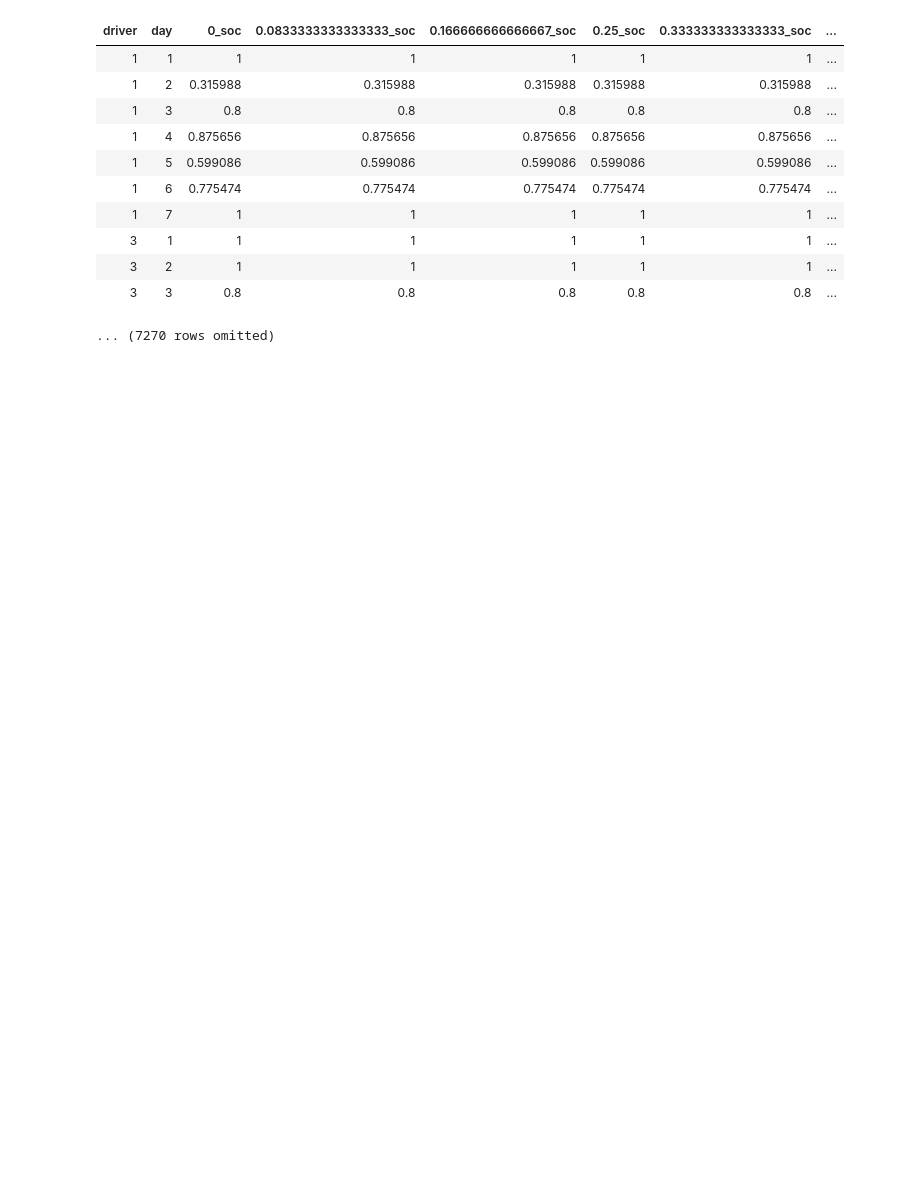
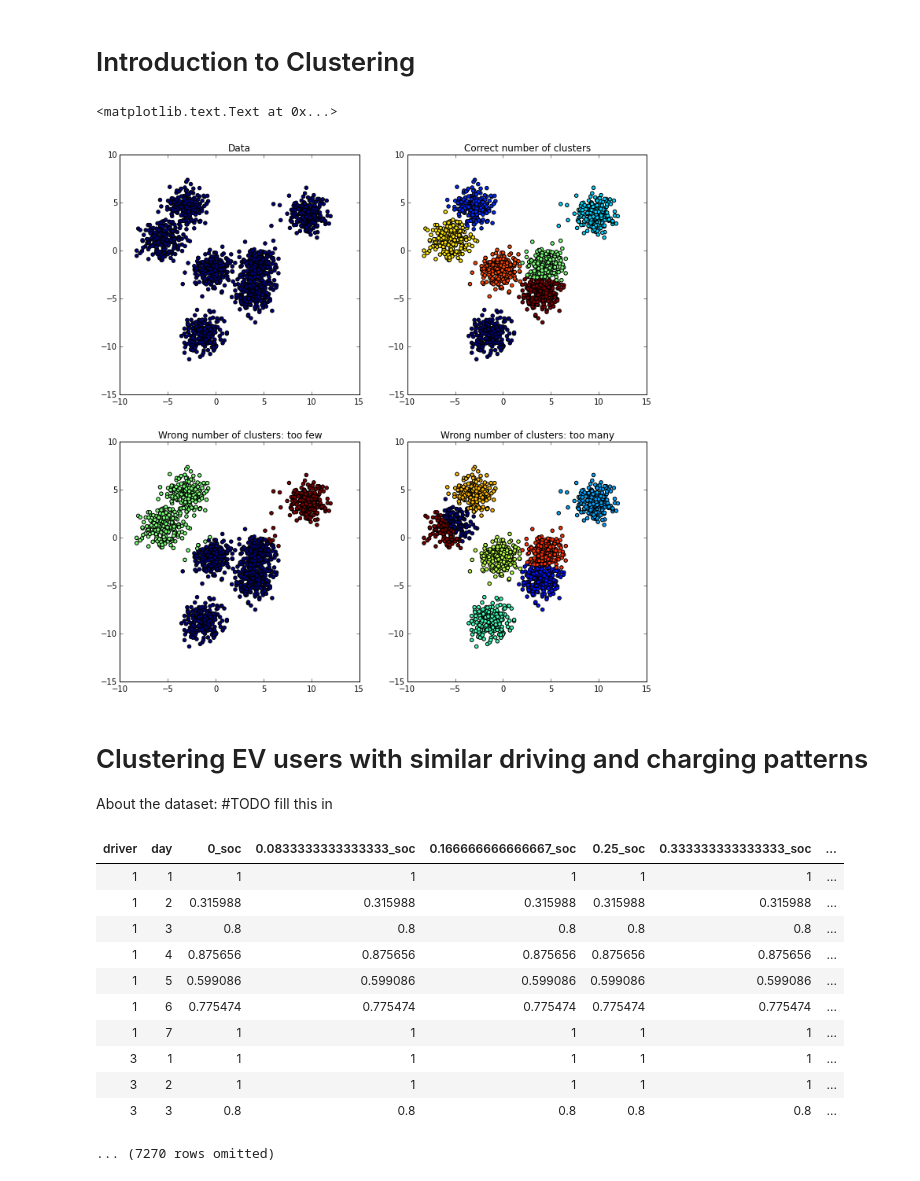
Before and after one commit to akansal1/smart-cities-connector, a Jupyter notebook: labs_in_progress/EV_Clustering.ipynb, the cells around one changed output. Drawn from its saved outputs; the diff is of its cells as text; code cells hidden in the pictures; blank space fills up the shorter version.

```diff
--- a/labs_in_progress/EV_Clustering.ipynb
+++ b/labs_in_progress/EV_Clustering.ipynb
@@ -14,3 +16,48 @@ from sklearn.cluster import KMeans
+# %% [markdown]
+# Introduction to Clustering
+# %%
+plt.figure(figsize=(12, 12))
+
+n_samples = 1500
+n_blobs = 7
+
+random_state = 123
+
+
+X, y = make_blobs(n_samples=n_samples, centers=n_blobs, random_state=random_state)
+
+plt.subplot(221)
+plt.scatter(X[:, 0], X[:, 1], c=np.ones(n_samples))
+plt.title("Data")
+
+
+# Number of clusters
+y_pred = KMeans(n_clusters=n_blobs, random_state=random_state).fit_predict(X)
+
+plt.subplot(222)
+plt.scatter(X[:, 0], X[:, 1], c=y_pred)
+plt.title("Correct number of clusters")
+
+
+y_pred = KMeans(n_clusters=3, random_state=random_state).fit_predict(X)
+
+plt.subplot(223)
+plt.scatter(X[:, 0], X[:, 1], c=y_pred)
+plt.title("Wrong number of clusters: too few")
+
+
+y_pred = KMeans(n_clusters=8, random_state=random_state).fit_predict(X)
+
+plt.subplot(224)
+plt.scatter(X[:, 0], X[:, 1], c=y_pred)
+plt.title("Wrong number of clusters: too many")
+# %% [output]
+<matplotlib.text.Text at 0x...>
+[figure, added]
+# %% [markdown]
+# Clustering EV users with similar driving and charging patterns
+
+About the dataset:  #TODO fill this in
 # %%
 soc = Table.read_table('data/soc-m-2015-12-02.csv')
 soc
```
Also changed, not shown: parts of 9 cells of this notebook.
